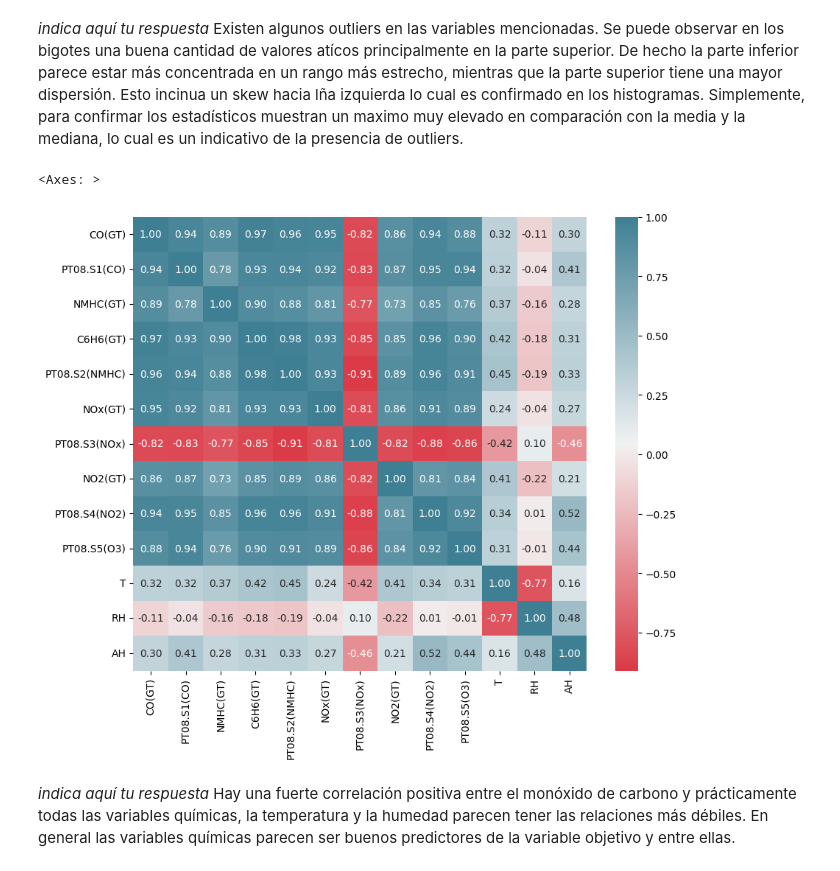
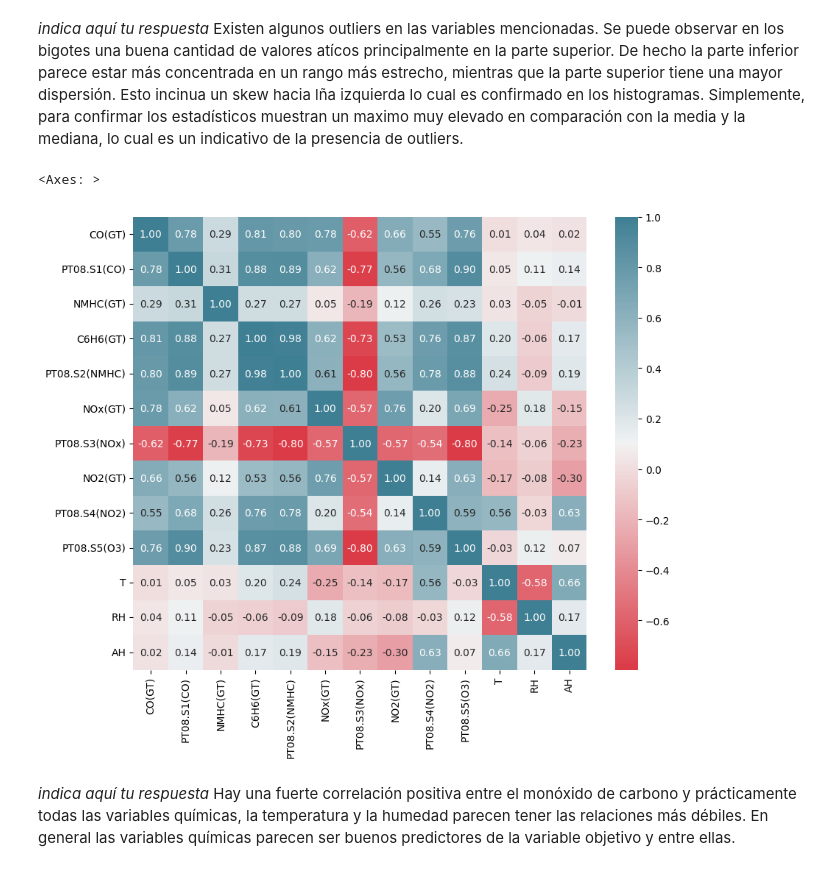
Before and after one commit to evander-aegis/activities-statistical-learning, a Jupyter notebook: Laboratorio_Actividad_1.ipynb, the cells around one changed output. Cells and saved outputs as stored; diff of their text form; code cells hidden in the pictures.

```diff
--- a/Laboratorio_Actividad_1.ipynb
+++ b/Laboratorio_Actividad_1.ipynb
@@ -205,19 +207,25 @@ Existen algunos outliers en las variables mencionadas. Se puede observar en los
 # %%
 ## ¿cómo son las correlaciones entre las variables del dataset?
 import seaborn as sns
-numeric_air_quality_dataset = air_quality_dataset.select_dtypes(include=["number"]).dropna()
-correlation_matrix = numeric_air_quality_dataset.corr(method="pearson")
+from  sklearn.impute import SimpleImputer
+
+air_quality_dataset = air_quality_dataset.select_dtypes(include=["number"])
+
+imputer = SimpleImputer(strategy="median")
+air_quality_dataset = pd.DataFrame(imputer.fit_transform(air_quality_dataset), columns=air_quality_dataset.columns, index=air_quality_dataset.index)
+
+correlation_matrix = air_quality_dataset.corr(method="pearson")
 
 f, ax = plt.subplots(figsize=(10, 8))
 sns.heatmap(correlation_matrix,
     annot=True,
     fmt=".2f",
     cmap=sns.diverging_palette(10, 220, as_cmap=True),
     square=True,
     ax=ax)
 # %% [output]
 <Axes: >
-[figure, old version]
+[figure, new version]
 # %% [markdown]
 _indica aquí tu respuesta_
 Hay una fuerte correlación positiva entre el monóxido de carbono y prácticamente todas las variables químicas, la temperatura y la humedad parecen tener las relaciones más débiles. En general las variables químicas parecen ser buenos predictores de la variable objetivo y entre ellas.
```
Also changed, not shown: parts of 15 cells of this notebook.
